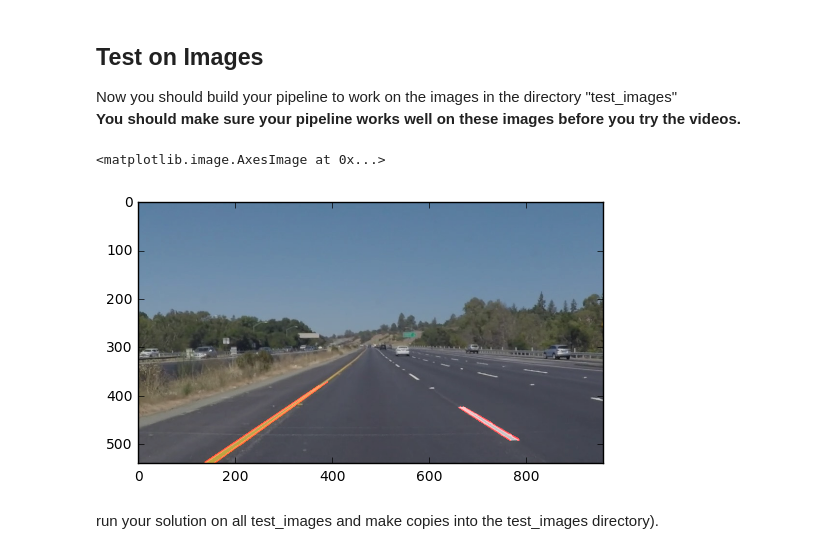
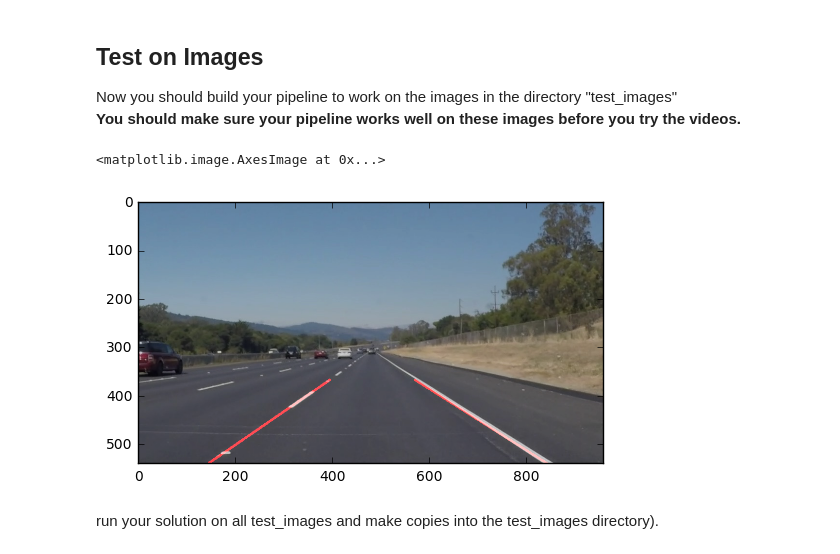
Before and after one commit to vamckorivi/CarND-LaneLinesP1, a Jupyter notebook: P1.ipynb, the cells around one changed output. Saved outputs shown, nothing was run; the diff lists cells and outputs as text; code cells hidden in the pictures.

```diff
--- a/P1.ipynb
+++ b/P1.ipynb
@@ -161,7 +210,7 @@ Now you should build your pipeline to work on the images in the directory "test_
 import os
 os.listdir("test_images/")
 
-image = mpimg.imread('test_images/solidYellowLeft.jpg')
+image = mpimg.imread('test_images/solidWhiteRight.jpg')
 
 #for image in os.listdir("test_images/"):
 
@@ -176,38 +225,38 @@ blur_gray = gaussian_blur(gray,kernel_size)
 
 # Define our parameters for Canny and apply
 low_threshold = 50
-high_threshold = 200
+high_threshold = 150
 edges = canny(blur_gray, low_threshold, high_threshold)
 
 
 # This time we are defining a four sided polygon to mask
 imshape = image.shape
 vertices = np.array([[(0,imshape[0]),(500, 325), (475,325), (imshape[1],imshape[0])]], dtype=np.int32)
 masked_edges = region_of_interest(edges, vertices)
 
 
 
 
 # Define the Hough transform parameters
 # Make a blank the same size as our image to draw on
 rho = 2 # distance resolution in pixels of the Hough grid
 theta = np.pi/180 # angular resolution in radians of the Hough grid
-threshold = 35     # minimum number of votes (intersections in Hough grid cell)
-min_line_length = 20 #minimum number of pixels making up a line
-max_line_gap = 40 # maximum gap in pixels between connectable line segments
+threshold = 15     # minimum number of votes (intersections in Hough grid cell)
+min_line_len = 20 #minimum number of pixels making up a line
+max_line_gap = 10 # maximum gap in pixels between connectable line segments
 
 # Run Hough on edge detected image
 # Output "lines" is an array containing endpoints of detected line segments
 lines = hough_lines(masked_edges, rho, theta, threshold, min_line_len, max_line_gap)
 
 # Draw the lines on the edge image
 lines_edges = weighted_img(lines,  image, 0.8,1, 0)
 plt.imshow(lines_edges)
 
 #mpimg.imsave("solidWhiteRight_final.jpg", lines_edges)
 # %% [output]
 <matplotlib.image.AxesImage at 0x...>
-[figure, old version]
+[figure, new version]
 # %% [markdown]
 run your solution on all test_images and make copies into the test_images directory).
 # %% [markdown]
```
Also changed, not shown: parts of 5 cells of this notebook, 2 other files.
